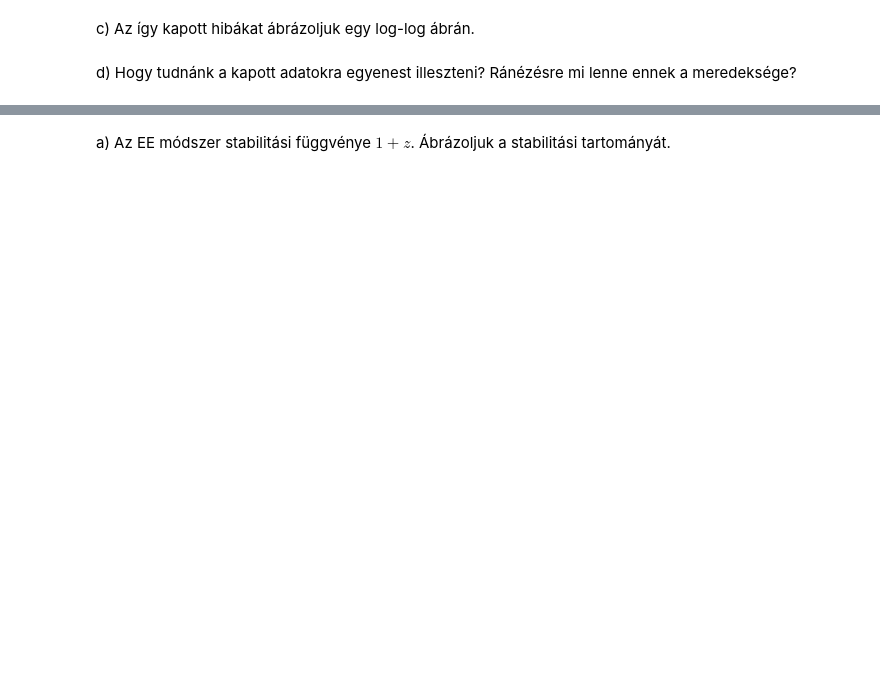
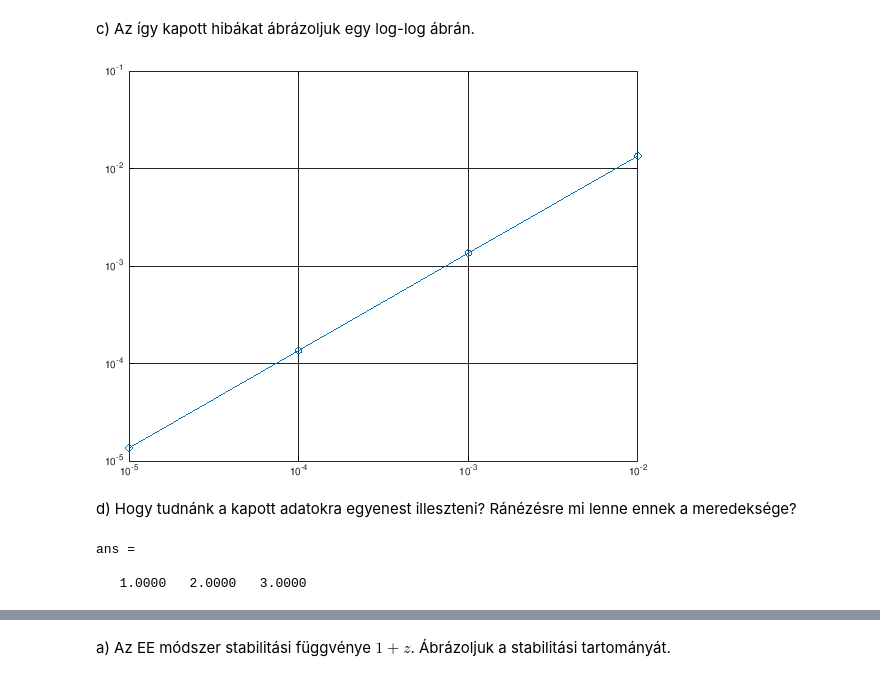
Before and after one commit to absurd-zipper/aaszm2, a Jupyter notebook: 6.feladatsor.ipynb, the cells around one changed output, grey strips where cells are left out. Saved outputs shown, nothing was run; the diff lists cells and outputs as text; code cells hidden in the pictures; blank space fills up the shorter version.

```diff
--- a/6.feladatsor.ipynb
+++ b/6.feladatsor.ipynb
@@ -47,0 +90,3 @@ b) Megoldásainkat hasonlítsuk össsze a pontos megoldással, a végeredmény l
+# %%
+hs = .1.^(2:5)
+errs = measure_errors(hs)
@@ -48,4 +101,18 @@ b) Megoldásainkat hasonlítsuk össsze a pontos megoldással, a végeredmény l
 # %% [markdown]
 c) Az így kapott hibákat ábrázoljuk egy log-log ábrán.
+# %%
+loglog(hs, errs, 'o-')
+xlim([min(hs) max(hs)+eps])
+grid on
+# %% [output]
+[figure, added]
 # %% [markdown]
 d) Hogy tudnánk a kapott adatokra egyenest illeszteni? Ránézésre mi lenne ennek a meredeksége?
+# %%
+xs = 1:10;
+
+polyfit(1:10, xs.^2 + 2*xs + 3, 2)
+# %% [output]
+ans =
+
+   1.0000   2.0000   3.0000
```
Also changed, not shown: parts of 18 cells of this notebook.
